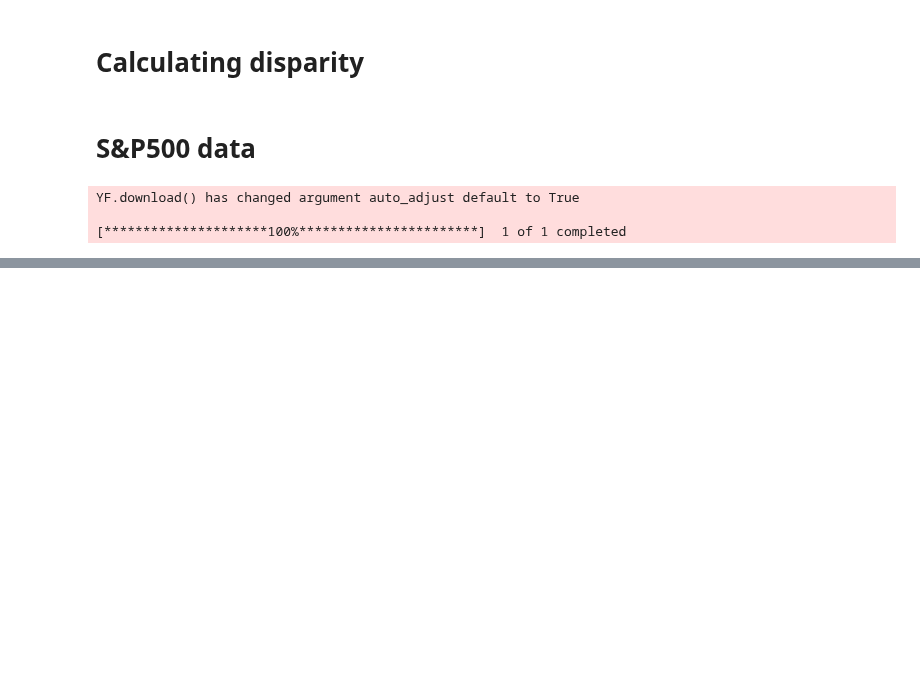
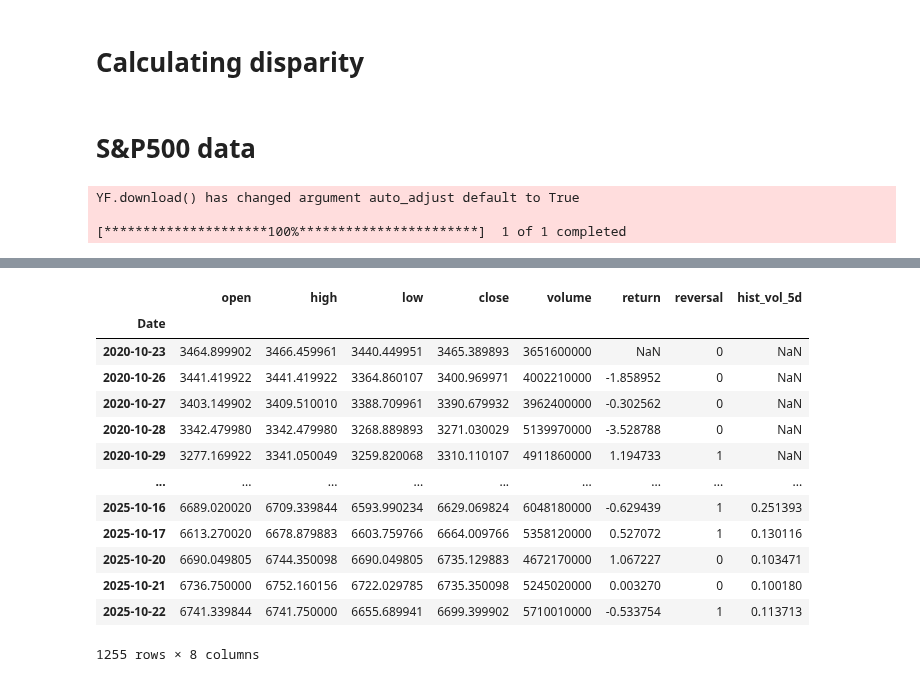
Before and after one commit to AminFiroozi/Belief-Dispersion, a Jupyter notebook: main.ipynb, the cells around one changed output, grey strips where cells are left out. Saved outputs shown, nothing was run; the diff lists cells and outputs as text; code cells hidden in the pictures; blank space fills up the shorter version.

```diff
--- a/main.ipynb
+++ b/main.ipynb
@@ -694,0 +770,17 @@ figure.show()
+# %%
+df
+# %% [output]
+|  | open | high | low | close | volume | return | reversal | hist_vol_5d |
+| Date |  |  |  |  |  |  |  |  |
+| 2020-10-23 | 3464.899902 | 3466.459961 | 3440.449951 | 3465.389893 | 3651600000 | NaN | 0 | NaN |
+| 2020-10-26 | 3441.419922 | 3441.419922 | 3364.860107 | 3400.969971 | 4002210000 | -1.858952 | 0 | NaN |
+| 2020-10-27 | 3403.149902 | 3409.510010 | 3388.709961 | 3390.679932 | 3962400000 | -0.302562 | 0 | NaN |
+| 2020-10-28 | 3342.479980 | 3342.479980 | 3268.889893 | 3271.030029 | 5139970000 | -3.528788 | 0 | NaN |
+| 2020-10-29 | 3277.169922 | 3341.050049 | 3259.820068 | 3310.110107 | 4911860000 | 1.194733 | 1 | NaN |
+| ... | ... | ... | ... | ... | ... | ... | ... | ... |
+| 2025-10-16 | 6689.020020 | 6709.339844 | 6593.990234 | 6629.069824 | 6048180000 | -0.629439 | 1 | 0.251393 |
+| 2025-10-17 | 6613.270020 | 6678.879883 | 6603.759766 | 6664.009766 | 5358120000 | 0.527072 | 1 | 0.130116 |
+| 2025-10-20 | 6690.049805 | 6744.350098 | 6690.049805 | 6735.129883 | 4672170000 | 1.067227 | 0 | 0.103471 |
+| 2025-10-21 | 6736.750000 | 6752.160156 | 6722.029785 | 6735.350098 | 5245020000 | 0.003270 | 0 | 0.100180 |
+| 2025-10-22 | 6741.339844 | 6741.750000 | 6655.689941 | 6699.399902 | 5710010000 | -0.533754 | 1 | 0.113713 |
+1255 rows × 8 columns
```
Also changed, not shown: parts of 1 cell of this notebook.
